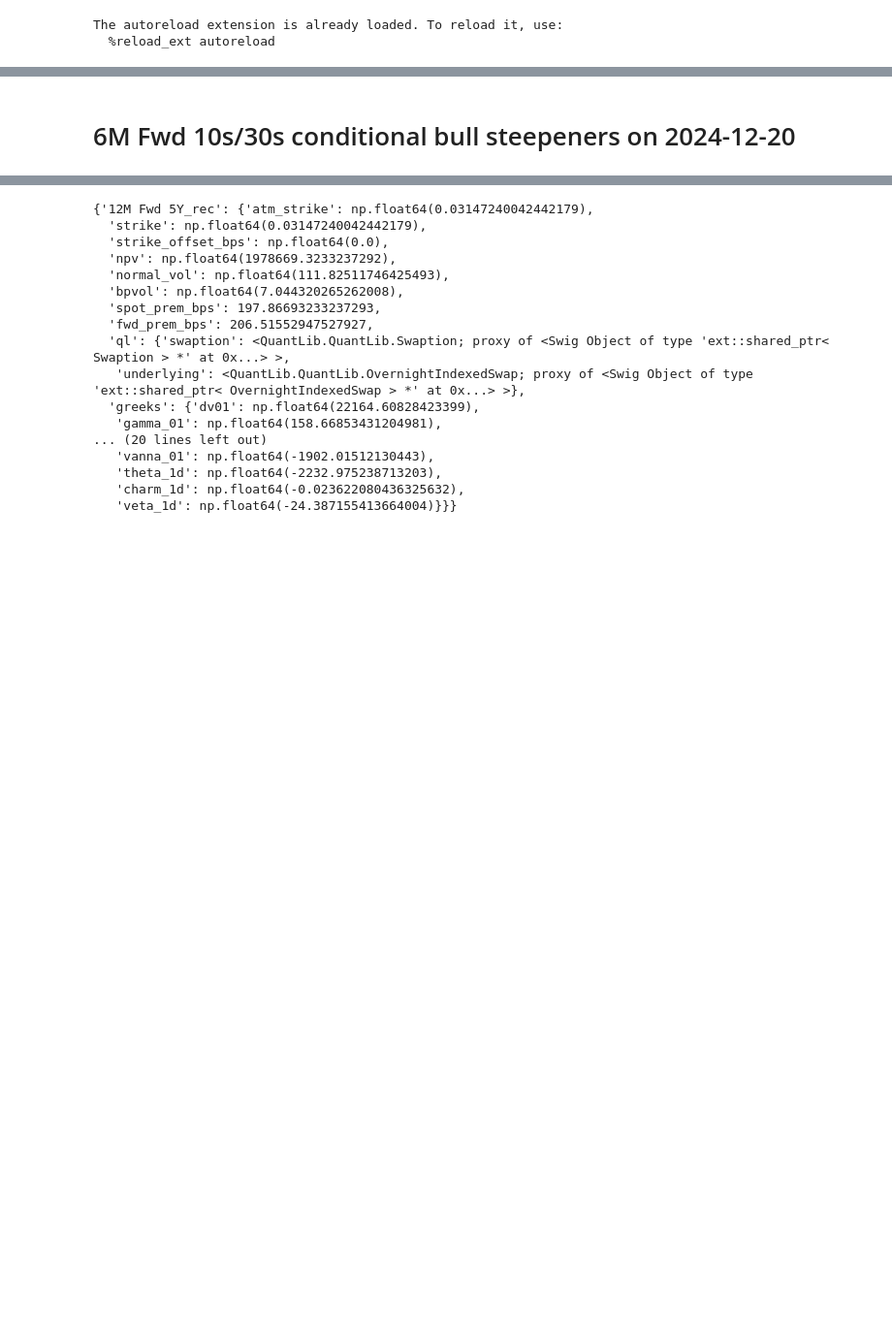
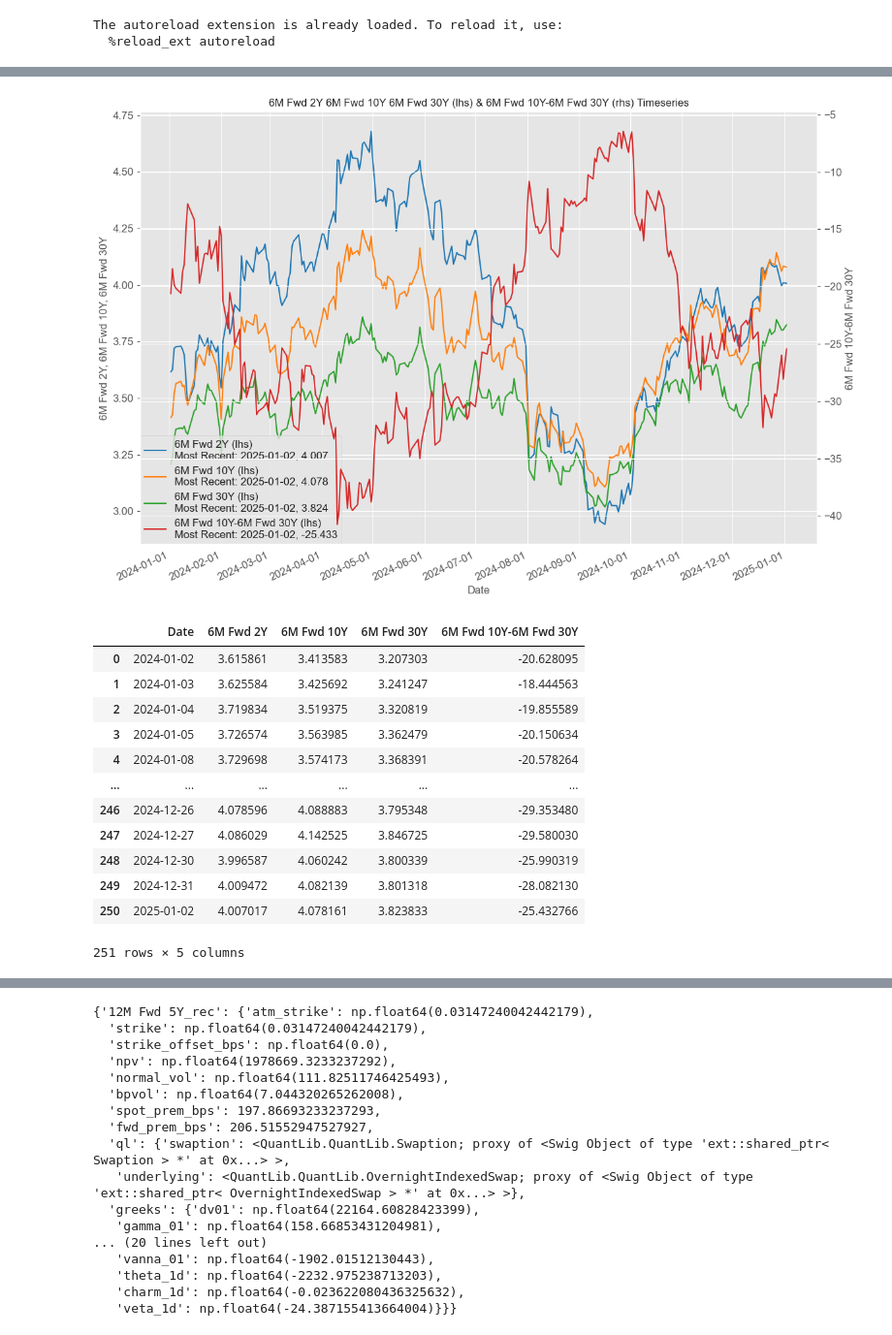
Before and after one commit to pfin/Curvy-CUSIPs, a Jupyter notebook: notebooks/conditional_trades.ipynb, the cells around one changed output, grey strips where cells are left out. Shown at 97% size. Drawn from its saved outputs; the diff is of its cells as text; code cells hidden in the pictures; blank space fills up the shorter version.

```diff
--- a/notebooks/conditional_trades.ipynb
+++ b/notebooks/conditional_trades.ipynb
@@ -1,38 +6,21 @@
 # %%
-import sys
-sys.path.append("../")
-
-import QuantLib as ql
-import numpy as np
 import pandas as pd
-from datetime import datetime, timedelta
-from typing import Dict
-from pandas.tseries.offsets import CustomBusinessDay
+from datetime import datetime
+from pandas.tseries.offsets import CustomBusinessDay, BDay
 from pandas.tseries.holiday import USFederalHolidayCalendar
 
-from CurvyCUSIPs.CurveInterpolator import GeneralCurveInterpolator
 from CurvyCUSIPs.CurveDataFetcher import CurveDataFetcher
-from CurvyCUSIPs.USTs import USTs
 from CurvyCUSIPs.S490Swaps import S490Swaps
 from CurvyCUSIPs.S490Swaptions import S490Swaptions
-from CurvyCUSIPs.utils.dtcc_swaps_utils import datetime_to_ql_date, ql_date_to_datetime
-from CurvyCUSIPs.utils.regression_utils import run_multiple_linear_regression_df, run_basic_linear_regression_df
 
-from CurvyCUSIPs.HedgeHog.beta import beta_estimates
-from CurvyCUSIPs.HedgeHog.usts import dv01_neutral_curve_hedge_ratio, dv01_neutral_butterfly_hedge_ratio
+from CurvyCUSIPs.utils.regression_utils import run_basic_linear_regression_df, run_multiple_linear_regression_df, plot_residuals_timeseries
 import CurvyCUSIPs.HedgeHog.swaps as hh_swaps
-import CurvyCUSIPs.HedgeHog.swaptions as hh_swaptions
-
-import os
-from dotenv import dotenv_values
-env_path = os.path.join(os.getcwd(), "../.env")
-config = dotenv_values(env_path)
 
 import matplotlib.pyplot as plt
 import matplotlib.pylab as pylab
 plt.style.use('ggplot')
 params = {'legend.fontsize': 'large',
-        'figure.figsize': (15, 9),
+        'figure.figsize': (12, 8),
         'axes.labelsize': 'large',
         'axes.titlesize':'large',
         'xtick.labelsize':'large',
@@ -52,3 +38,5 @@ curve_data_fetcher = CurveDataFetcher(use_ust_issue_date=True, fred_api_key=conf
+# %%
+curve_data_fetcher = CurveDataFetcher()
 # %%
 s490_swaps = S490Swaps(s490_curve_db_path=r"..\db\nyclose_sofr_ois", curve_data_fetcher=curve_data_fetcher)
 s490_swaptions = S490Swaptions(s490_swaps)
@@ -62,10 +49,8 @@ bdates = pd.date_range(start=start_date, end=end_date, freq=CustomBusinessDay(ca
 # %%
-fwd_tenors = ["1M", "3M", "6M", "9M", "12M", "18M", "2Y", "3Y", "4Y", "5Y", "6Y", "7Y", "8Y", "9Y", "10Y"]
+fwd_tenors = ["3M", "6M"]
 fwd_grid_dict, ql_curves = s490_swaps.s490_nyclose_fwd_curve_matrices(
     start_date=start_date,
     end_date=end_date,
     ql_piecewise_method="logLinearDiscount",
     fwd_tenors=fwd_tenors,
 )
-# %% [markdown]
-# 6M Fwd 10s/30s conditional bull steepeners on 2024-12-20
@@ -153,0 +60,28 @@ ql_vol_cube_handle = s490_swaptions.get_ql_vol_cube_handle(date=trade_date)
+# %%
+ts_swaps_df = s490_swaps.timeseries_builder(
+    fwd_dict_df=fwd_grid_dict,
+    cols=["6M Fwd 2Y", "6M Fwd 10Y", "6M Fwd 30Y", "6M Fwd 10Y-6M Fwd 30Y"],
+    start_date=start_date,
+    end_date=end_date,
+    tenor_is_df_index=True,
+    scale_curve=True,
+)
+
+s490_swaps._general_df_plotter(df=ts_swaps_df, cols_to_plot=["6M Fwd 2Y", "6M Fwd 10Y", "6M Fwd 30Y"], cols_to_plot_raxis=["6M Fwd 10Y-6M Fwd 30Y"])
+
+ts_swaps_df
+# %% [output]
+[figure, added]
+|  | Date | 6M Fwd 2Y | 6M Fwd 10Y | 6M Fwd 30Y | 6M Fwd 10Y-6M Fwd 30Y |
+| 0 | 2024-01-02 | 3.615861 | 3.413583 | 3.207303 | -20.628095 |
+| 1 | 2024-01-03 | 3.625584 | 3.425692 | 3.241247 | -18.444563 |
+| 2 | 2024-01-04 | 3.719834 | 3.519375 | 3.320819 | -19.855589 |
+| 3 | 2024-01-05 | 3.726574 | 3.563985 | 3.362479 | -20.150634 |
+| 4 | 2024-01-08 | 3.729698 | 3.574173 | 3.368391 | -20.578264 |
+| ... | ... | ... | ... | ... | ... |
+| 246 | 2024-12-26 | 4.078596 | 4.088883 | 3.795348 | -29.353480 |
+| 247 | 2024-12-27 | 4.086029 | 4.142525 | 3.846725 | -29.580030 |
+| 248 | 2024-12-30 | 3.996587 | 4.060242 | 3.800339 | -25.990319 |
+| 249 | 2024-12-31 | 4.009472 | 4.082139 | 3.801318 | -28.082130 |
+| 250 | 2025-01-02 | 4.007017 | 4.078161 | 3.823833 | -25.432766 |
+251 rows × 5 columns
```
Also changed, not shown: parts of 12 cells of this notebook, 5 other files.
